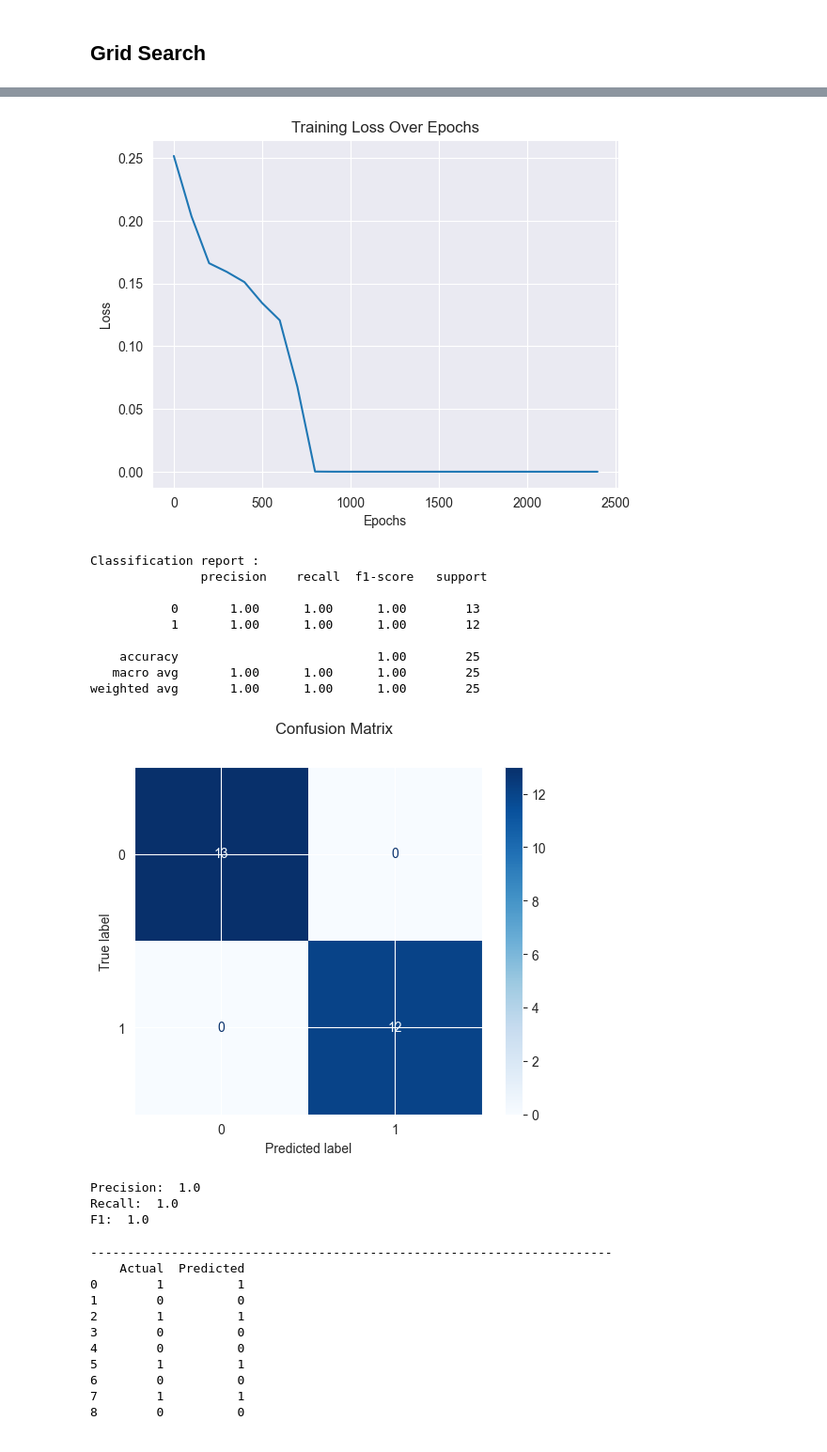
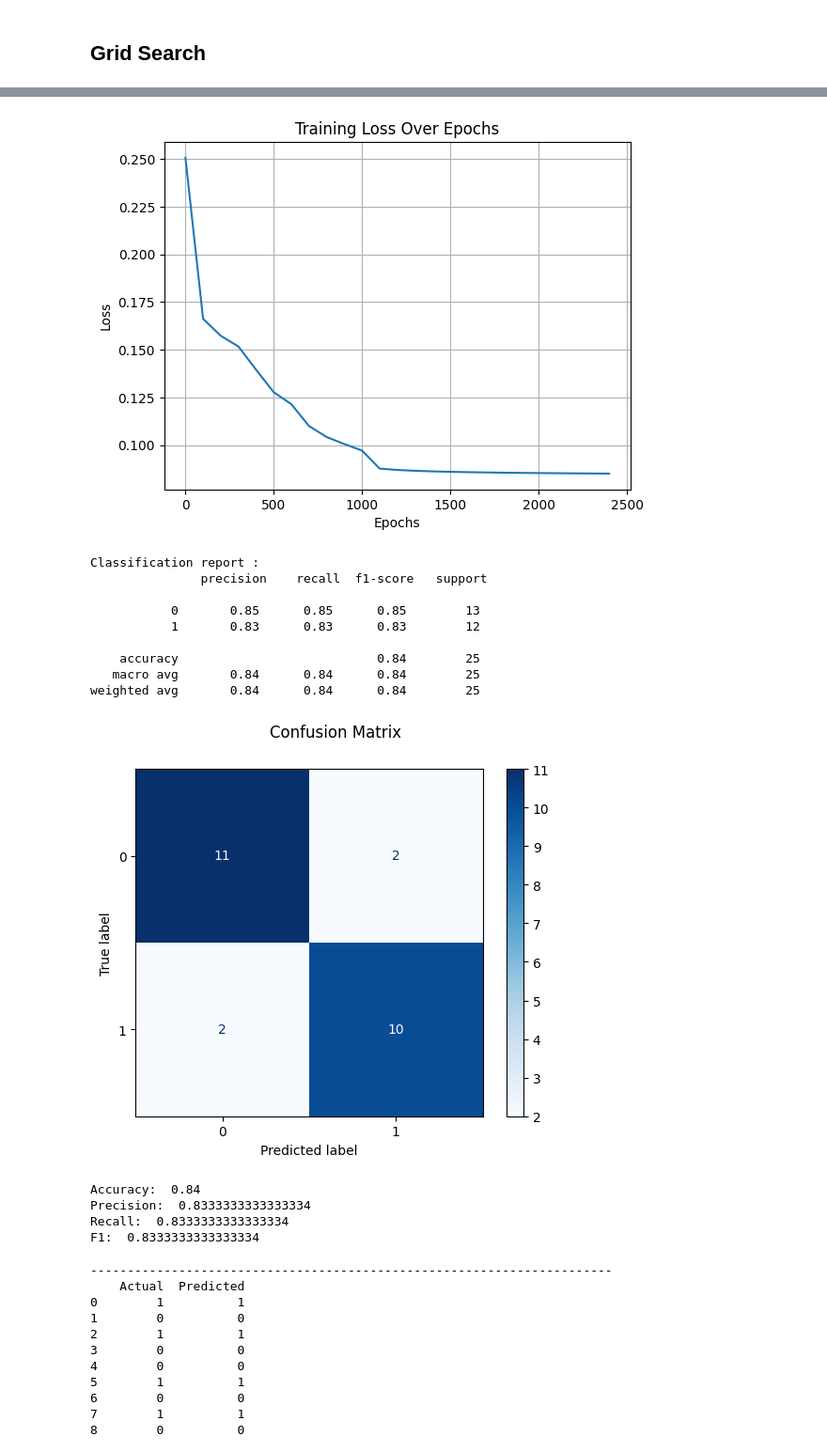
Before and after one commit to mary-alrayes/ml_project, a Jupyter notebook: ml_project.ipynb, the cells around one changed output, grey strips where cells are left out. Shown at 94% size. Drawn from its saved outputs; the diff is of its cells as text; code cells hidden in the pictures.

Commit message:
changing names,dynamic activation function, init cross validation

```diff
--- a/ml_project.ipynb
+++ b/ml_project.ipynb
@@ -466,10 +466,10 @@ print(monk1_split_test_set)
 # %%
 #removing id column for both splitted_training set and splitted_testing set
 monk1_split_train_set=removeId(monk1_split_train_set)
-monk1_split_test_set=removeId(monk1_split_test_set)
+monk1_split_validation_set=removeId(monk1_split_validation_set)
 
 print(monk1_split_train_set)
-print(monk1_split_test_set)
+print(monk1_split_validation_set)
 # %% [output]
      target  a1  a2  a3  a4  a5  a6
 4         1   1   1   2   1   2   1
@@ -778,6 +850,12 @@ Recall:  1.0
 F1:  1.0
 # %% [markdown]
 ## Grid Search
+# %%
+from enum import Enum
+
+class ActivationType(Enum):
+    SIGMOID = "sigmoid"
+    RELU = "relu"
 # %%
 import random
 
@@ -796,14 +874,15 @@ class Search:
         # Iterate over all possible combinations
         for learning_rate in self.param_grid['learning_rate']:
             # Dynamically create a new model instance for each learning rate
-            model = self.model(input_size=6, hidden_layers=[20, 16], output_size=1, learning_rate=learning_rate)
+            model = self.model(input_size=6, hidden_layers=[20, 16], output_size=1,activationType=ActivationType.SIGMOID, learning_rate=learning_rate)
 
             # Train the model
-            model.train(X, y, epochs=100)  # Pass X and y properly
+            model.fit(X, y, epochs=100)  # Pass X and y properly
 
             # Evaluate the model
             score = self.scoring_function(model, X, y)  # Pass the dynamically created model
             print(f"Learning Rate: {learning_rate}, Score: {score}")
+            print('-----------------------------------------------------')
 
             # Update the best score and parameters
             if score > best_score:
@@ -823,14 +902,15 @@ class Search:
 
         for learning_rate in sampled_learning_rates:
             # Dynamically create a new model instance for each learning rate
-            model = self.model(input_size=6, hidden_layers=[20, 16], output_size=1, learning_rate=learning_rate)
+            model = self.model(input_size=6, hidden_layers=[20, 16], output_size=1,activationType=ActivationType.SIGMOID, learning_rate=learning_rate)
 
             # Train the model
-            model.train(X, y, epochs=100)
+            model.fit(X, y, epochs=100)
 
             # Evaluate the model
             score = self.scoring_function(model, X, y)  # Use the current model
             print(f"Learning Rate: {learning_rate}, Score: {score}")
+            print('-----------------------------------------------------')
 
             # Update the best score and parameters
             if score > best_score:
@@ -954,13 +1058,12 @@ class CustomNeuralNetwork:
         return (self.forward(X) > 0.5).astype(int)
 # %%
 
+
 X = monk1_train_X
-y =monk1_train_Y.reshape(-1, 1)
-
+y = monk1_train_Y.reshape(-1, 1)
 
 
 # 0.01 -> 0.001
-
 # Define the parameter grid for the learning rate
 param_grid = {
     'learning_rate': [0.0001, 0.001, 0.005, 0.01, 0.05, 0.1, 0.2]
@@ -971,20 +1074,26 @@ def accuracy_score_custom(nn_model, X, y):
     predictions = nn_model.predict(X)
     return np.mean(predictions == y)
 
+
 # Initialize the Search class for grid search
 search = Search(CustomNeuralNetwork, param_grid, accuracy_score_custom)
 
 # Perform grid search on the learning rate
 print("Performing Grid Search...")
 best_params, best_score = search.random_grid_search(X, y)
-print(f"Best Parameters: {best_params}, Best Score: {best_score}")
+print(f"Best Parameters:\n {best_params}, Best Score: {best_score}")
 
 # Define the network with dynamic hidden layers
-nn = CustomNeuralNetwork(input_size=6, hidden_layers=[20,16], output_size=1,learning_rate=best_params['learning_rate'])
+nn = CustomNeuralNetwork(input_size=6,
+                         hidden_layers=[5],
+                         output_size=1,
+                         activationType=ActivationType.SIGMOID,
+                         learning_rate=best_params['learning_rate']
+                         )
 
-# grid search for number of epoch
 # Train the network
-history_loss= nn.train(X, y, epochs=2500)
+history_loss= nn.fit(X, y, epochs=2500)
+
 
 #plot the training loss over epoch
 plt.plot(list(history_loss.keys()), list(history_loss.values()))
@@ -995,9 +1104,9 @@ plt.grid(True)
 plt.show()
 
 
-# Test predictions
-monk1_test_nn_predictions = nn.predict(monk1_test_X)
-customClassificationReport(monk1_test_Y, monk1_test_nn_predictions)
+# Validation predictions
+monk1_validation_nn_predictions = nn.predict(monk1_validation_X)
+customClassificationReport(monk1_validation_Y, monk1_validation_nn_predictions)
 # %% [output]
 Performing Grid Search...
 [6, 20, 16, 1]
@@ -1019,17 +1128,18 @@ Epoch 2400, Loss: 2.2920071082322803e-07
-[figure, old version]
+[figure, new version]
 Classification report :
                precision    recall  f1-score   support
 
-           0       1.00      1.00      1.00        13
-           1       1.00      1.00      1.00        12
+           0       0.85      0.85      0.85        13
+           1       0.83      0.83      0.83        12
 
-    accuracy                           1.00        25
-   macro avg       1.00      1.00      1.00        25
-weighted avg       1.00      1.00      1.00        25
+    accuracy                           0.84        25
+   macro avg       0.84      0.84      0.84        25
+weighted avg       0.84      0.84      0.84        25
-[figure, old version]
+[figure, new version]
-Precision:  1.0
-Recall:  1.0
-F1:  1.0
+Accuracy:  0.84
+Precision:  0.8333333333333334
+Recall:  0.8333333333333334
+F1:  0.8333333333333334
 # %%
 # Comparison of the actual results with the predicted results
 print("-----------------------------------------------------------------------")
```
Also changed, not shown: parts of 37 cells of this notebook.
